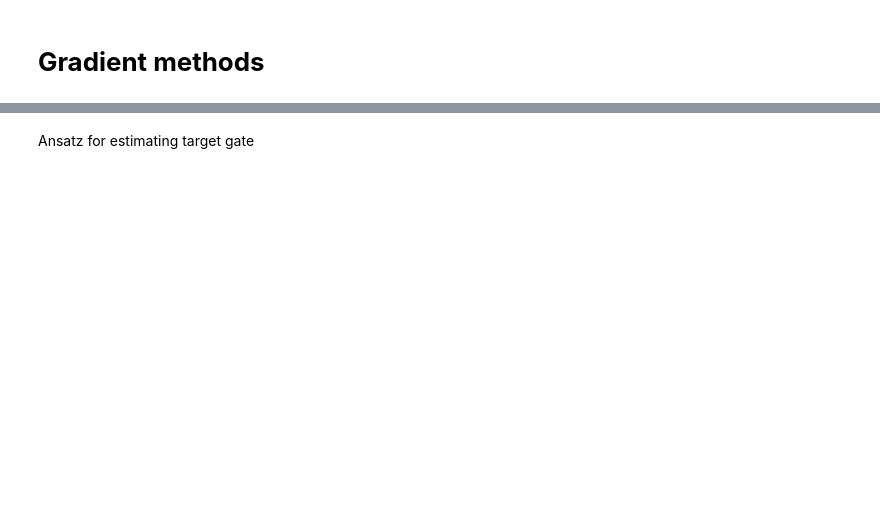
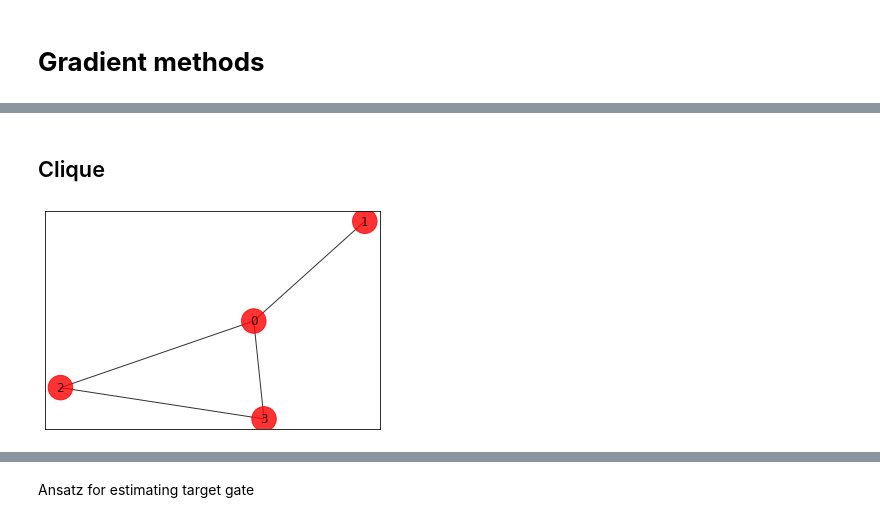
Before and after one commit to BankNatchapol/Comparison-of-Quantum-Gradient, a Jupyter notebook: discrete_vs_continuous/discrete_gradient_comparison.ipynb, the cells around one changed output, grey strips where cells are left out. Drawn from its saved outputs; the diff is of its cells as text; code cells hidden in the pictures; blank space fills up the shorter version.

```diff
--- a/discrete_vs_continuous/discrete_gradient_comparison.ipynb
+++ b/discrete_vs_continuous/discrete_gradient_comparison.ipynb
@@ -214,0 +426,11 @@ def problem():
+# %% [markdown]
+## Clique
+# %%
+num_wires = 4  # Number of nodes in graph
+
+elist_clique = [(0, 1), (0, 2), (0, 3), (2, 3)]
+colors_clique = ["r" for node in range(num_wires)]
+
+draw_graph(elist_clique, colors_clique)
+# %% [output]
+[figure, added]
```
Also changed, not shown: parts of 151 cells of this notebook.
